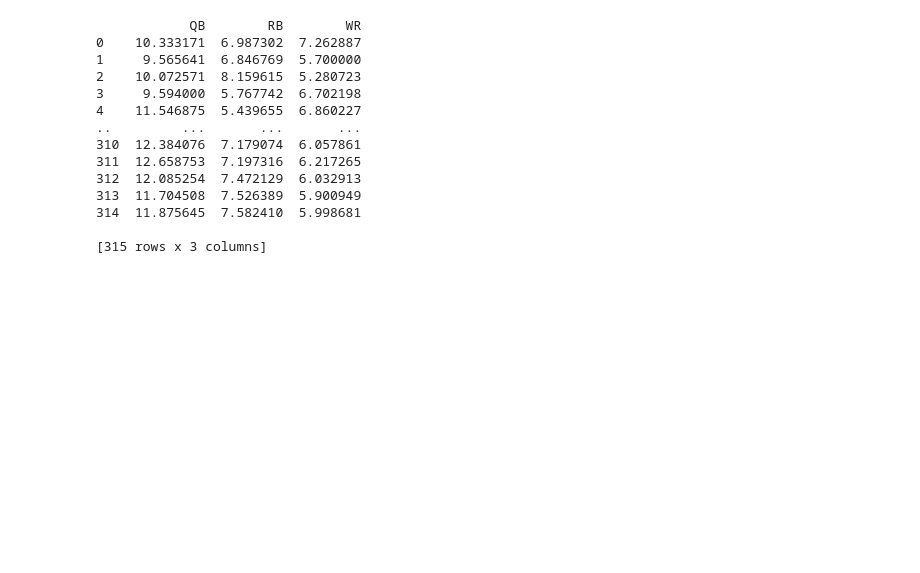
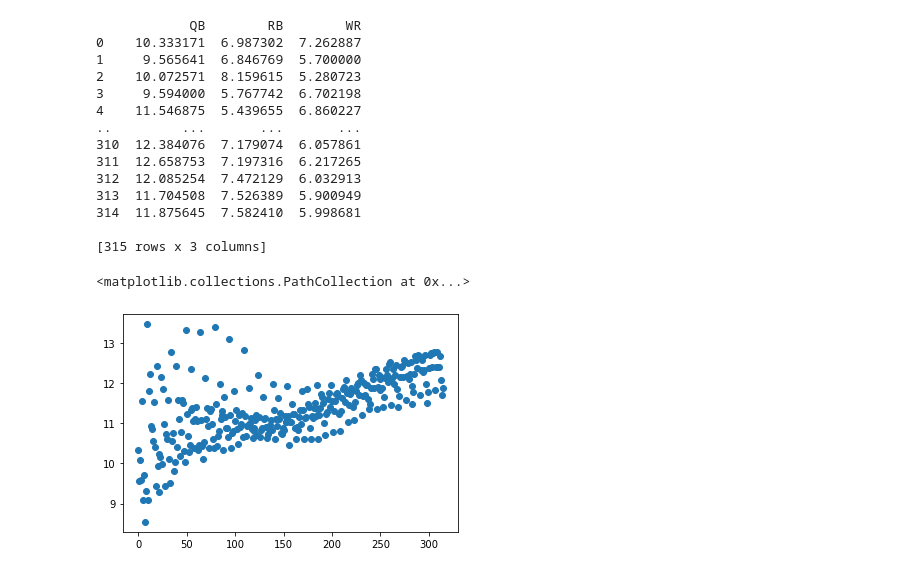
Before and after one commit to maha4208/fantasy-football-statistical-analysis, a Jupyter notebook: WeeklyStats.ipynb, the cells around one changed output. Cells and saved outputs as stored; diff of their text form; code cells hidden in the pictures; blank space fills up the shorter version.

Commit message:
Working on the standard means

```diff
--- a/WeeklyStats.ipynb
+++ b/WeeklyStats.ipynb
@@ -84,6 +84,9 @@ for years in range(1999, 2020):
 meanTempDf['QB'] = QBweekList
 meanTempDf['RB'] = RBweekList
 meanTempDf['WR'] = WRweekList
+weekCount = []
+for x in range(0, len(meanTempDf.index)):
+    weekCount.append(x)
 print(meanTempDf)
 # %% [output]
             QB        RB        WR
@@ -100,3 +103,14 @@ print(meanTempDf)
 314  11.875645  7.582410  5.998681
 
 [315 rows x 3 columns]
+# %%
+#plt.boxplot([meanTempDf['QB'],meanTempDf['RB'], meanTempDf['WR']])
+#plt.title('Mean of Points Broken Up by Position')
+#plt.xlabel('1: QB, 2: RB, 3: WR')
+#plt.ylabel('Standard Fantasy Points')
+plt.scatter(weekCount, meanTempDf['QB'])
+
+#Weeks is x axis and points is y axis
+# %% [output]
+<matplotlib.collections.PathCollection at 0x...>
+[figure, added]
```
